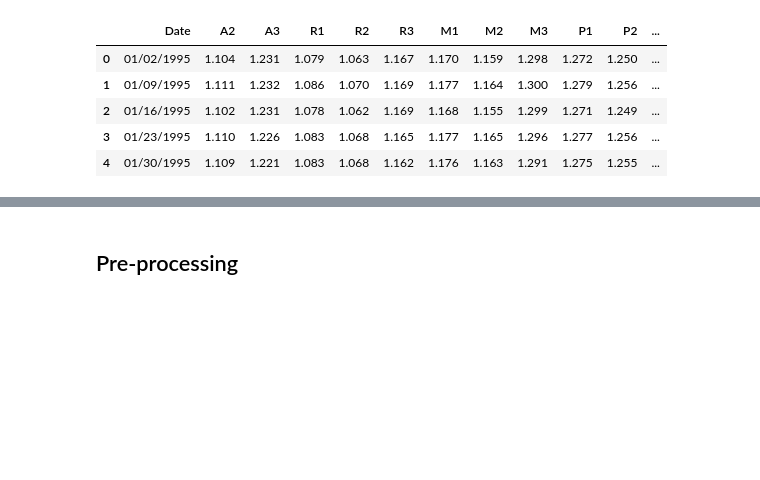
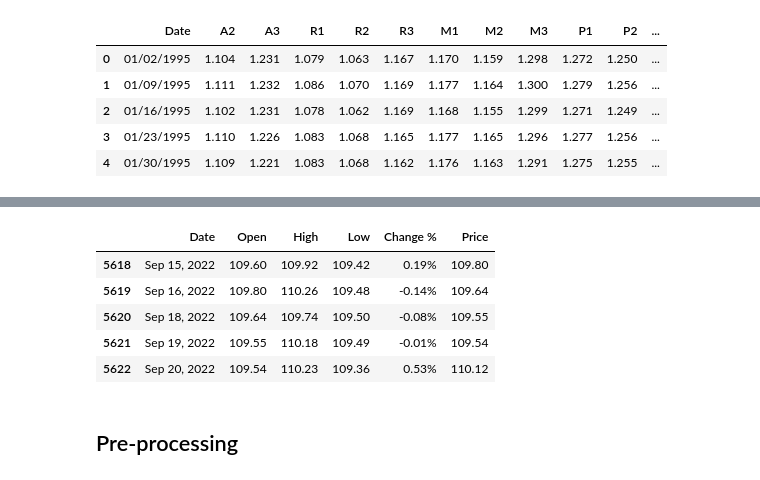
Before and after one commit to kimkynningsrud/MasterThesis2024, a Jupyter notebook: code.ipynb, the cells around one changed output, grey strips where cells are left out. Drawn from its saved outputs; the diff is of its cells as text; code cells hidden in the pictures; blank space fills up the shorter version.

```diff
--- a/code.ipynb
+++ b/code.ipynb
@@ -103,3 +115,14 @@ petrolium_prices.head()
+# %%
+usdprice = usdollar_prices.pop("Price")
+usdollar_prices.insert(len(usdollar_prices.columns), "Price", usdprice)
+usdollar_prices.tail()
+# %% [output]
+|  | Date | Open | High | Low | Change % | Price |
+| 5618 | Sep 15, 2022 | 109.60 | 109.92 | 109.42 | 0.19% | 109.80 |
+| 5619 | Sep 16, 2022 | 109.80 | 110.26 | 109.48 | -0.14% | 109.64 |
+| 5620 | Sep 18, 2022 | 109.64 | 109.74 | 109.50 | -0.08% | 109.55 |
+| 5621 | Sep 19, 2022 | 109.55 | 110.18 | 109.49 | -0.01% | 109.54 |
+| 5622 | Sep 20, 2022 | 109.54 | 110.23 | 109.36 | 0.53% | 110.12 |
 # %% [markdown]
 ## Pre-processing
 # %%
```
Also changed, not shown: parts of 11 cells of this notebook.
